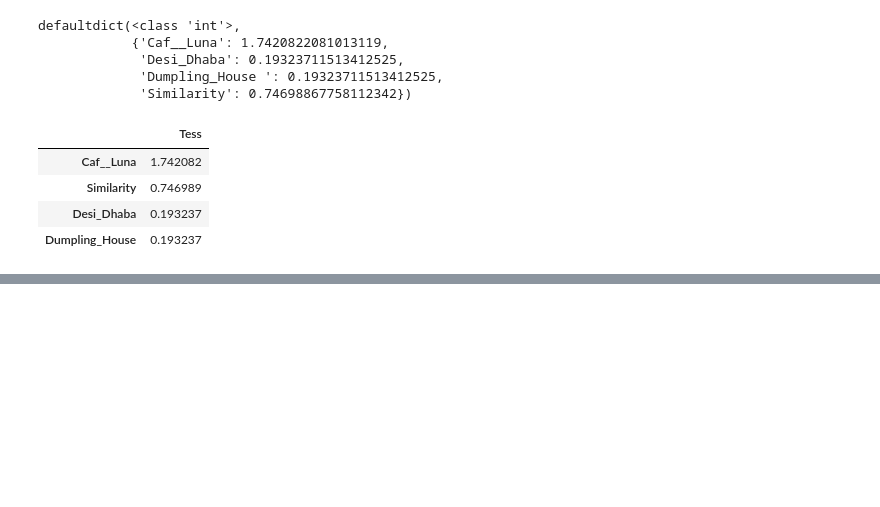
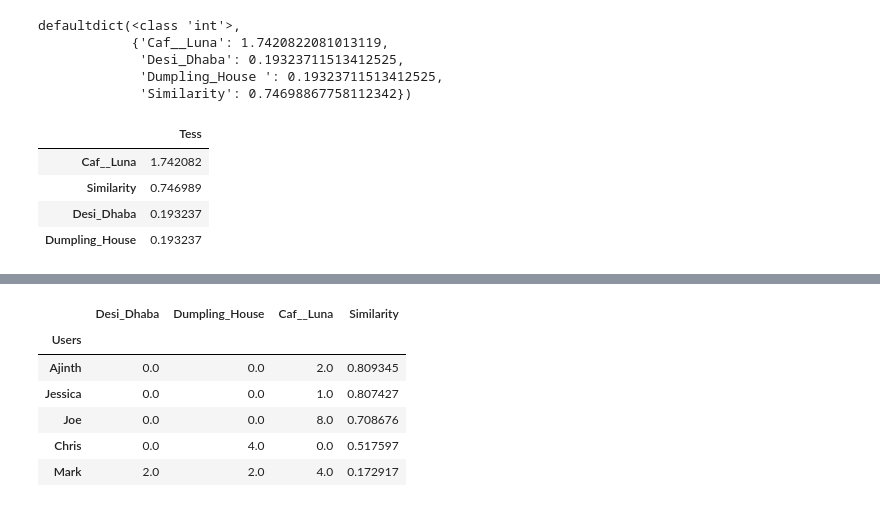
Before and after one commit to Ajinth/Recommender-System, a Jupyter notebook: Research/Recommender_Test_Code.ipynb, the cells around one changed output, grey strips where cells are left out. Drawn from its saved outputs; the diff is of its cells as text; code cells hidden in the pictures; blank space fills up the shorter version.

```diff
--- a/Research/Recommender_Test_Code.ipynb
+++ b/Research/Recommender_Test_Code.ipynb
@@ -480,0 +589,10 @@ defaultdict(<class 'int'>,
+# %%
+joint_df.sort_values('Similarity', ascending=False)
+# %% [output]
+|  | Desi_Dhaba | Dumpling_House | Caf__Luna | Similarity |
+| Users |  |  |  |  |
+| Ajinth | 0.0 | 0.0 | 2.0 | 0.809345 |
+| Jessica | 0.0 | 0.0 | 1.0 | 0.807427 |
+| Joe | 0.0 | 0.0 | 8.0 | 0.708676 |
+| Chris | 0.0 | 4.0 | 0.0 | 0.517597 |
+| Mark | 2.0 | 2.0 | 4.0 | 0.172917 |
```
Also changed, not shown: parts of 14 cells of this notebook.
